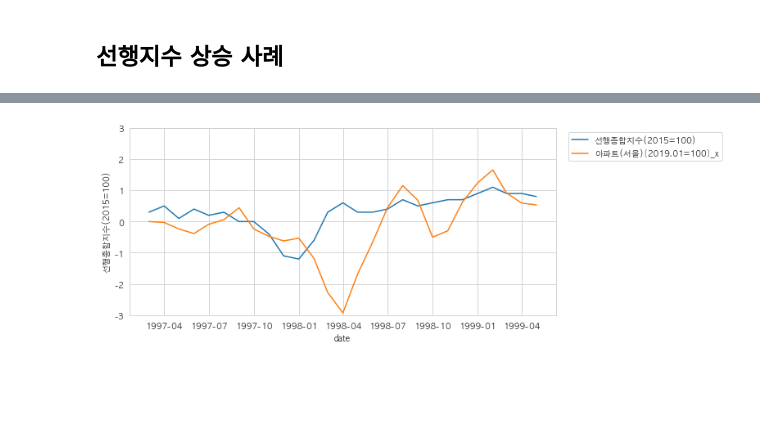
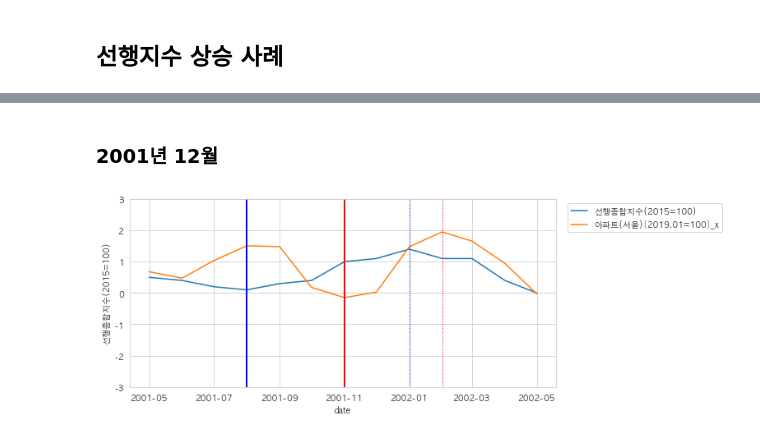
Before and after one commit to johanjun/dacon_finance2021, a Jupyter notebook: dacon_reviz_analysis2.ipynb, the cells around one changed output, grey strips where cells are left out. Cells and saved outputs as stored; diff of their text form; code cells hidden in the pictures; blank space fills up the shorter version.

```diff
--- a/dacon_reviz_analysis2.ipynb
+++ b/dacon_reviz_analysis2.ipynb
@@ -411,0 +401,17 @@ df_line_diff[df_line_diff['선행종합지수(2015=100)'] > 1]
+# %%
+fig = plt.figure(figsize=(8,4))
+sns.set_style('whitegrid')
+plt.rcParams['axes.unicode_minus'] = False
+plt.rc('font', family='AppleGothic')
+labels = ['선행종합지수(2015=100)', '아파트(서울)[2019.01=100]_x']
+y_ = df_line[(df_line.index > dt.datetime(1997,10, 1)) & (df_line.index < dt.datetime(1998, 12, 1))].diff(periods=1)
+for i in df_line.columns[:2]:
+    sns.lineplot(x='date', y=y_[i], data=df_line)
+plt.ylim([-3, 3])
+plt.axvline(x=dt.datetime(1998, 1, 1), color='b', linewidth=2)
+plt.axvline(x=dt.datetime(1998, 4, 3), color='b', linewidth=1, linestyle=":")
+plt.axvline(x=dt.datetime(1998, 4, 1), color='r', linewidth=2)
+plt.axvline(x=dt.datetime(1998, 8, 1), color='r', linewidth=1, linestyle=":")
+plt.tight_layout()
+plt.legend(labels=labels, bbox_to_anchor=(1.4, 1))
+plt.show()
@@ -412,19 +420,21 @@ df_line_diff[df_line_diff['선행종합지수(2015=100)'] > 1]
+# %% [markdown]
+### 2001년 12월
 # %%
 fig = plt.figure(figsize=(8,4))
 sns.set_style('whitegrid')
 plt.rcParams['axes.unicode_minus'] = False
 plt.rc('font', family='AppleGothic')
 labels = ['선행종합지수(2015=100)', '아파트(서울)[2019.01=100]_x']
-y_ = df_line[(df_line.index > dt.datetime(1997,1, 1)) & (df_line.index < dt.datetime(1999, 6, 1))].diff(periods=1)
+y_ = df_line[(df_line.index > dt.datetime(2001, 3, 1)) & (df_line.index < dt.datetime(2002, 6, 1))].diff(periods=1)
 for i in df_line.columns[:2]:
     sns.lineplot(x='date', y=y_[i], data=df_line)
 plt.ylim([-3, 3])
-# plt.axvline(x=dt.datetime(2000, 8, 1), color='b', linewidth=2)
-# plt.axvline(x=dt.datetime(2000, 11, 1), color='b', linewidth=1, linestyle=":")
-# plt.axvline(x=dt.datetime(2000, 9, 1), color='r', linewidth=2)
-# plt.axvline(x=dt.datetime(2000, 12, 1), color='r', linewidth=1, linestyle=":")
+plt.axvline(x=dt.datetime(2001, 8, 1), color='b', linewidth=2)
+plt.axvline(x=dt.datetime(2002, 1, 1), color='b', linewidth=1, linestyle=":")
+plt.axvline(x=dt.datetime(2001, 11, 1), color='r', linewidth=2)
+plt.axvline(x=dt.datetime(2002, 2, 1), color='r', linewidth=1, linestyle=":")
 plt.tight_layout()
 plt.legend(labels=labels, bbox_to_anchor=(1.4, 1))
 plt.show()
 # %% [output]
-[figure, old version]
+[figure, new version]
```
Also changed, not shown: parts of 30 cells of this notebook, 10 other files.
